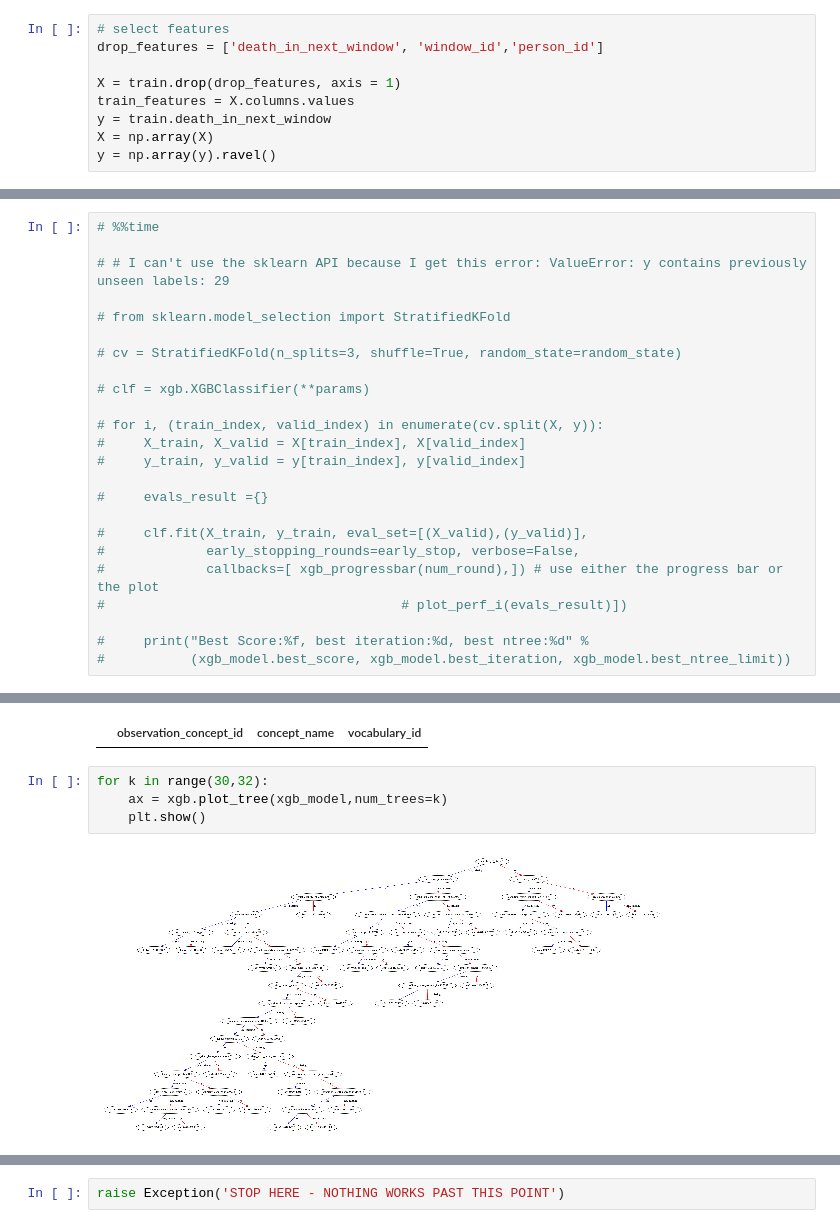
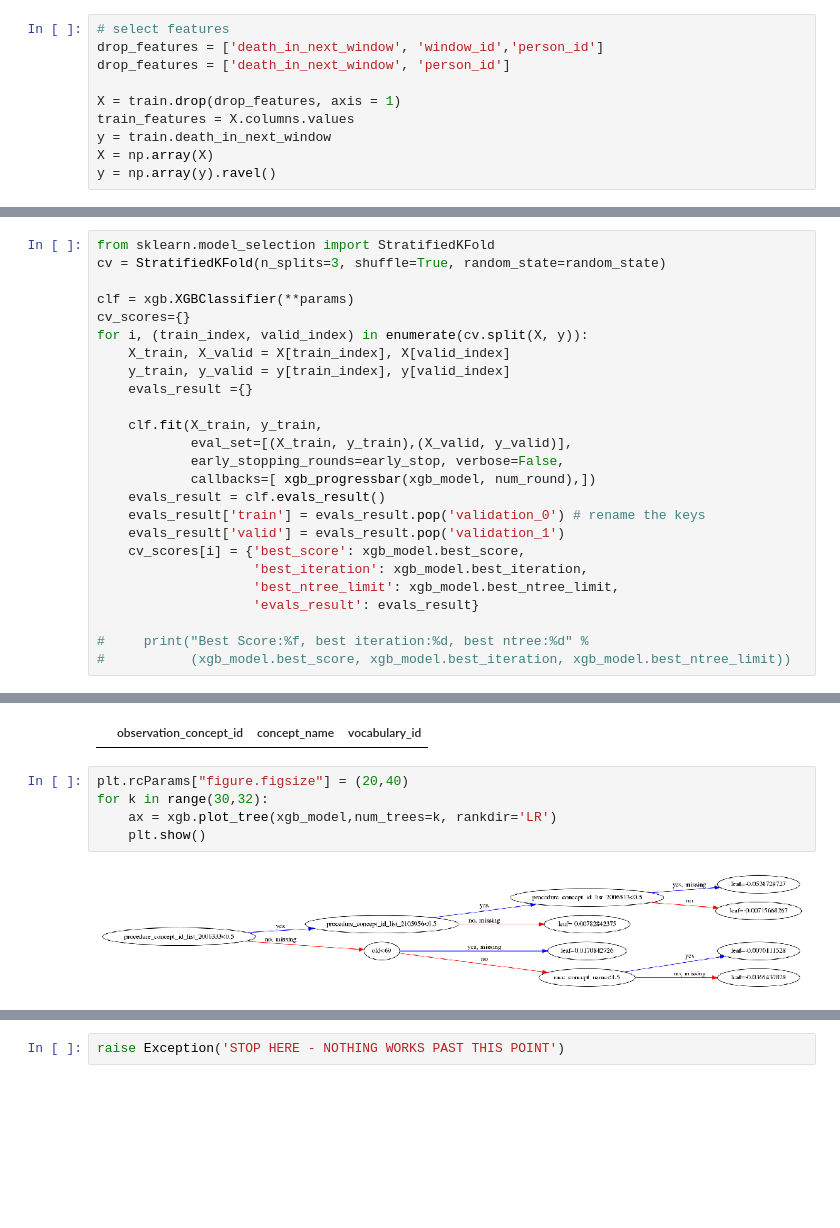
Before and after one commit to romirmoza/omop-cdm-postgresql, a Jupyter notebook: XGB_model_4.ipynb, the cells around one changed output, grey strips where cells are left out. Saved outputs shown, nothing was run; the diff lists cells and outputs as text; blank space fills up the shorter version.

```diff
--- a/XGB_model_4.ipynb
+++ b/XGB_model_4.ipynb
@@ -192,6 +193,7 @@ train.shape
 # %%
 # select features
 drop_features = ['death_in_next_window', 'window_id','person_id']
+drop_features = ['death_in_next_window', 'person_id']
 
 X = train.drop(drop_features, axis = 1)
 train_features = X.columns.values
@@ -664,24 +679,25 @@ ax = cv_scores[['train-auc-mean','test-auc-mean']].plot(figsize=(8,4))
 # %%
-# %%time
+from sklearn.model_selection import StratifiedKFold
+cv = StratifiedKFold(n_splits=3, shuffle=True, random_state=random_state)
 
-# # I can't use the sklearn API because I get this error: ValueError: y contains previously unseen labels: 29
+clf = xgb.XGBClassifier(**params)
+cv_scores={}
+for i, (train_index, valid_index) in enumerate(cv.split(X, y)):
+    X_train, X_valid = X[train_index], X[valid_index]
+    y_train, y_valid = y[train_index], y[valid_index]
+    evals_result ={}
 
-# from sklearn.model_selection import StratifiedKFold
-
-# cv = StratifiedKFold(n_splits=3, shuffle=True, random_state=random_state)
-
-# clf = xgb.XGBClassifier(**params)
-
-# for i, (train_index, valid_index) in enumerate(cv.split(X, y)):
-#     X_train, X_valid = X[train_index], X[valid_index]
-#     y_train, y_valid = y[train_index], y[valid_index]
-
-#     evals_result ={}
-
-#     clf.fit(X_train, y_train, eval_set=[(X_valid),(y_valid)],
-#             early_stopping_rounds=early_stop, verbose=False,
-#             callbacks=[ xgb_progressbar(num_round),]) # use either the progress bar or the plot
-#                                      # plot_perf_i(evals_result)])
+    clf.fit(X_train, y_train,
+            eval_set=[(X_train, y_train),(X_valid, y_valid)],
+            early_stopping_rounds=early_stop, verbose=False,
+            callbacks=[ xgb_progressbar(xgb_model, num_round),])
+    evals_result = clf.evals_result()
+    evals_result['train'] = evals_result.pop('validation_0') # rename the keys
+    evals_result['valid'] = evals_result.pop('validation_1')
+    cv_scores[i] = {'best_score': xgb_model.best_score,
+                    'best_iteration': xgb_model.best_iteration,
+                    'best_ntree_limit': xgb_model.best_ntree_limit,
+                    'evals_result': evals_result}
 
 #     print("Best Score:%f, best iteration:%d, best ntree:%d" %
 #           (xgb_model.best_score, xgb_model.best_iteration, xgb_model.best_ntree_limit))
@@ -1170,8 +1449,9 @@ observation[observation.observation_concept_id == 4058860]
 # %% [output]
 |  | observation_concept_id | concept_name | vocabulary_id |
 # %%
+plt.rcParams["figure.figsize"] = (20,40)
 for k in range(30,32):
-    ax = xgb.plot_tree(xgb_model,num_trees=k)
+    ax = xgb.plot_tree(xgb_model,num_trees=k, rankdir='LR')
     plt.show()
 # %% [output]
-[figure, old version]
+[figure, new version]
```
Also changed, not shown: parts of 71 cells of this notebook, 2 other files.
